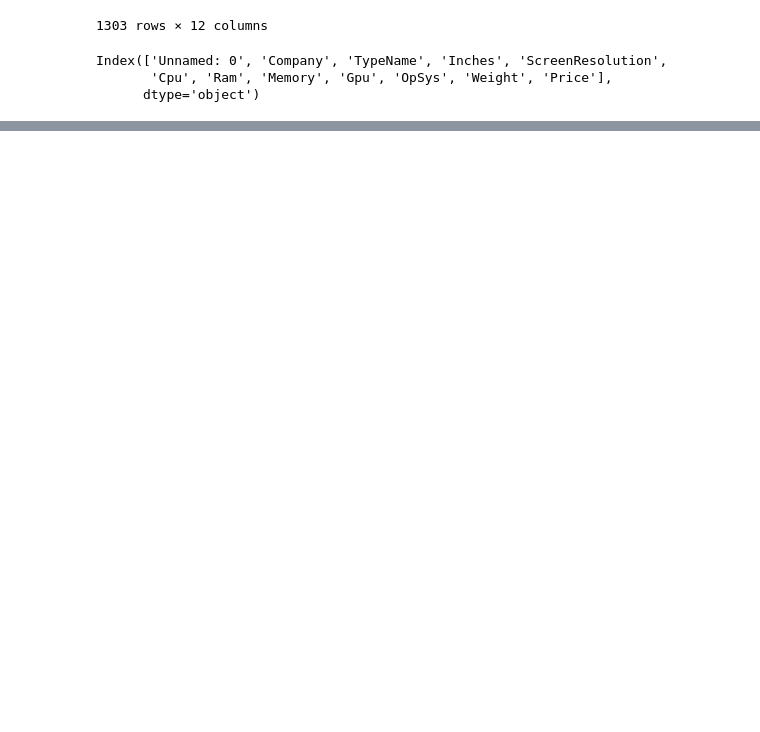
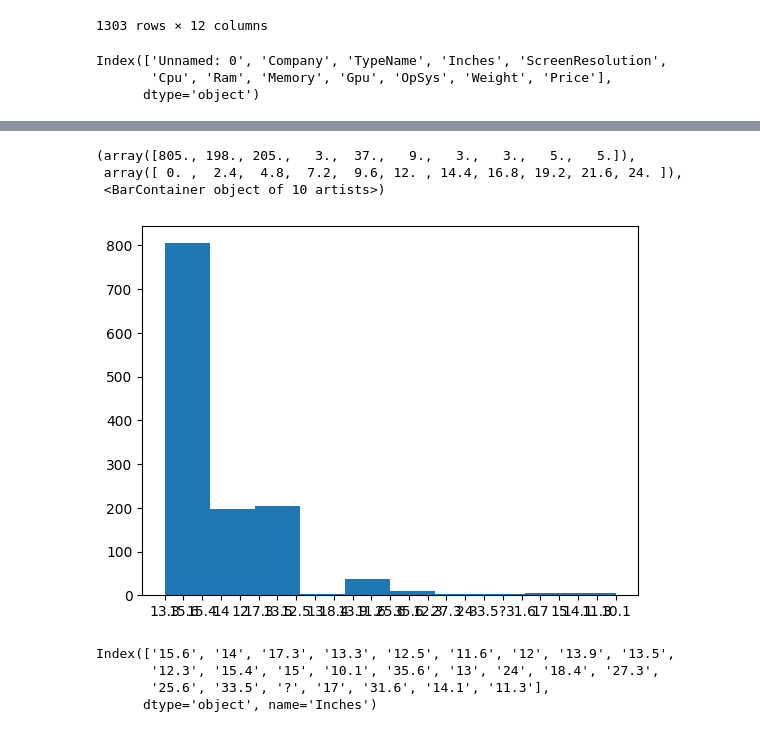
Before and after one commit to Bhoomi-jain/laptop_price_detection, a Jupyter notebook: src.ipynb, the cells around one changed output, grey strips where cells are left out. Drawn from its saved outputs; the diff is of its cells as text; code cells hidden in the pictures; blank space fills up the shorter version.

```diff
--- a/src.ipynb
+++ b/src.ipynb
@@ -42,0 +249,2 @@ data.drop(labels=data.columns[0],axis=1, inplace=True)
+# %%
+data["Weight"].replace( to_replace="?",value = data["Weight"].value_counts().index[0],inplace=True) #replaced the ? with 2.2kg
@@ -42,0 +267,2 @@ data.drop(labels=data.columns[0],axis=1, inplace=True)
+# %%
+data["Weight"] = data["Weight"].apply(lambda x: (float(x.split("kg")[0])))
@@ -42,0 +294,14 @@ data.drop(labels=data.columns[0],axis=1, inplace=True)
+# %%
+plt.hist(data["Inches"])
+# %% [output]
+(array([805., 198., 205.,   3.,  37.,   9.,   3.,   3.,   5.,   5.]),
+ array([ 0. ,  2.4,  4.8,  7.2,  9.6, 12. , 14.4, 16.8, 19.2, 21.6, 24. ]),
+ <BarContainer object of 10 artists>)
+[figure, added]
+# %%
+data["Inches"].value_counts().index
+# %% [output]
+Index(['15.6', '14', '17.3', '13.3', '12.5', '11.6', '12', '13.9', '13.5',
+       '12.3', '15.4', '15', '10.1', '35.6', '13', '24', '18.4', '27.3',
+       '25.6', '33.5', '?', '17', '31.6', '14.1', '11.3'],
+      dtype='object', name='Inches')
```
Also changed, not shown: parts of 34 cells of this notebook.
